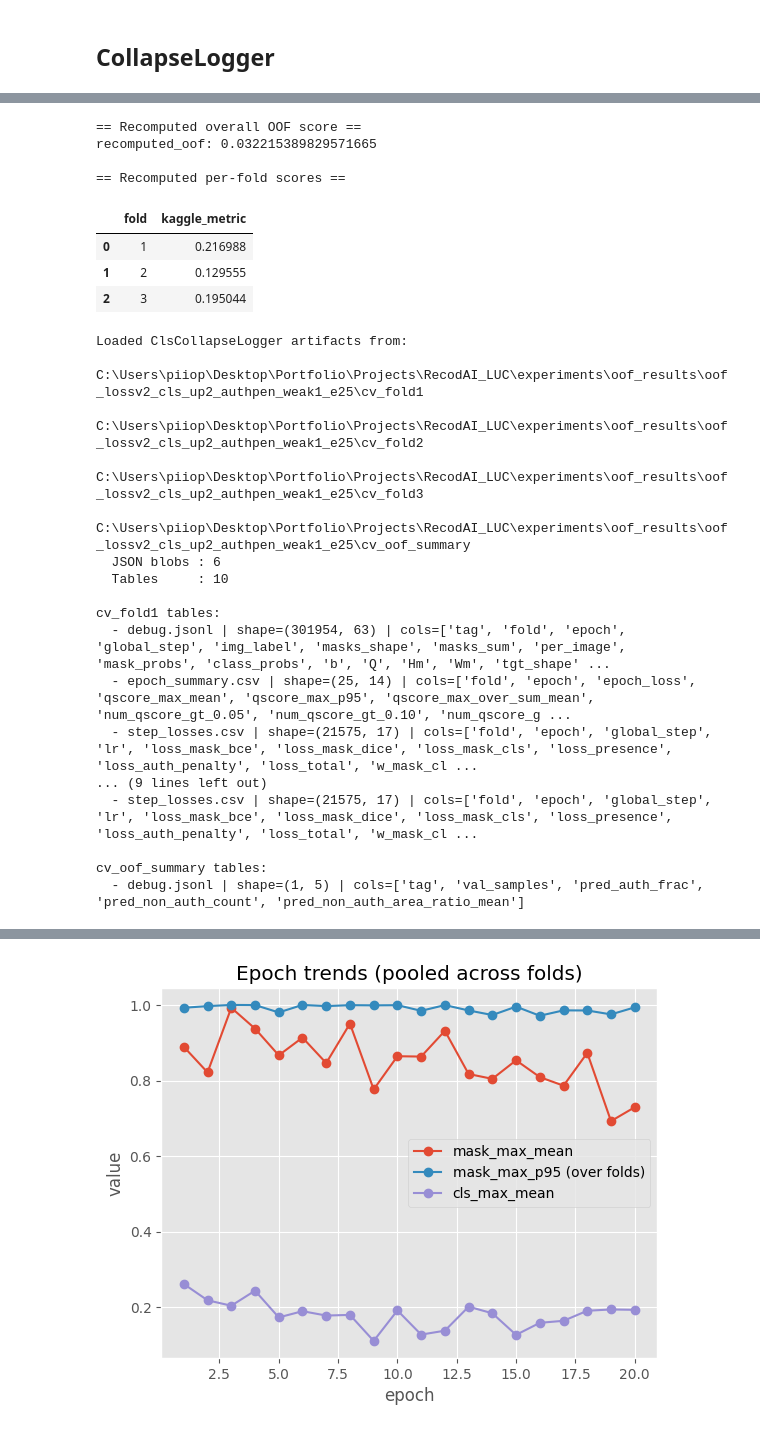
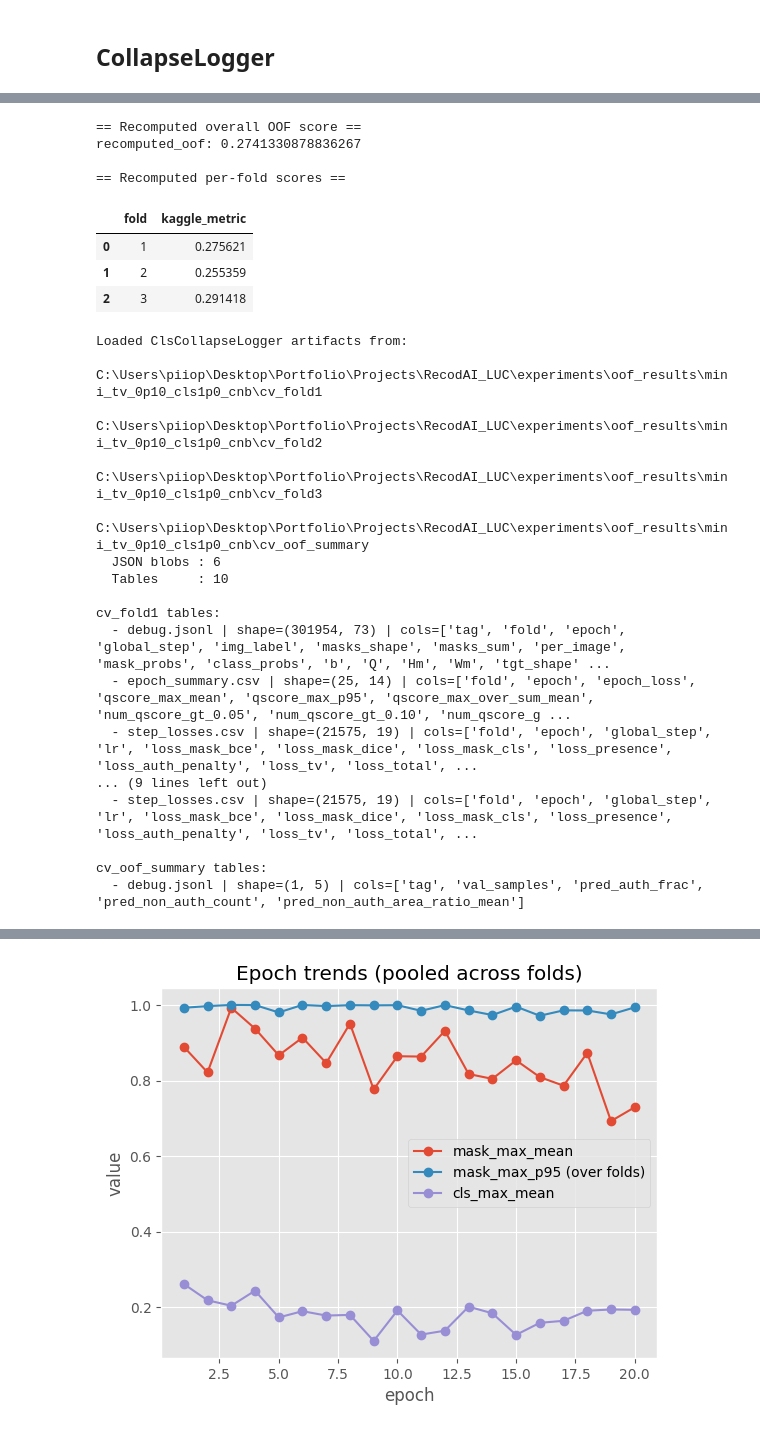
Before and after one commit to piiop/RecodAI_LUC, a Jupyter notebook: notebooks/cv_analysis.ipynb, the cells around one changed output, grey strips where cells are left out. Saved outputs shown, nothing was run; the diff lists cells and outputs as text; code cells hidden in the pictures.

```diff
--- a/notebooks/cv_analysis.ipynb
+++ b/notebooks/cv_analysis.ipynb
@@ -99,7 +99,7 @@ def load_run(names):
     raise FileNotFoundError(f"Not found under OOF_ROOT: {name}")
 
 # Use load_run(name | [names]) to load one or more CV runs or loose files from experiments/oof_results/
-runs = load_run(["oof_lossv2_cls_up2_authpen_weak1_e25"])  # or: load_run("mini_smoke"), load_run("oof_predictions.csv")
+runs = load_run(["mini_tv_0p10_cls1p0_cnb"])  # or: load_run("mini_smoke"), load_run("oof_predictions.csv")
 
 print("Loaded:")
 if isinstance(runs, dict) and "name" not in runs:
@@ -168,7 +168,7 @@ oof_lossv2_cls_up2_authpen_weak1_e25
 ## CollapseLogger
 # %%
 # ---- Use an already-loaded run from `runs` ----
-run = runs["oof_lossv2_cls_up2_authpen_weak1_e25"]  # must exist in `runs`
+run = runs["mini_tv_0p10_cls1p0_cnb"]  # must exist in `runs`
 
 OOF_RUN_DIR = Path(run["path"])
 oof_metrics = run["metrics"] or {}
@@ -204,7 +204,7 @@ sub_aligned = (
 
 recomputed_oof = kaggle_score(
     solution_df[["row_id", "annotation", "shape"]].copy(),
-    sub_aligned[["row_id", "annotation"]].copy(),
+    oof_predictions[["row_id", "annotation"]].reset_index(drop=True).copy(),
     row_id_column_name="row_id",
 )
 
@@ -235,37 +235,37 @@ if fold_dfs:
         fold_sol = sub[["row_id", "occ"]].merge(
             sol[["row_id", "occ", "annotation", "shape"]],
             on=["row_id", "occ"],
             how="left",
         )
 
         # Hard sanity checks (if these fail, your saved fold CSV isn't compatible with solution_df)
         assert len(fold_sol) == len(sub)
         if fold_sol["annotation"].isna().any() or fold_sol["shape"].isna().any():
             bad = fold_sol[fold_sol["annotation"].isna() | fold_sol["shape"].isna()].head(10)
             raise RuntimeError(f"{stem}: fold_sol has missing GT rows. Sample:\n{bad}")
 
         # Submission already in correct order; kaggle_score aligns by row order
         fold_sub = sub[["row_id", "annotation"]].copy()
 
         s = kaggle_score(
             fold_sol[["row_id", "annotation", "shape"]].copy(),
             fold_sub.copy(),
             row_id_column_name="row_id",
         )
         fold_scores.append((fnum, float(s)))
 
     fold_scores_df = pd.DataFrame(fold_scores, columns=["fold", "kaggle_metric"]).sort_values("fold")
     print("\n== Recomputed per-fold scores ==")
     display(fold_scores_df)
 # %% [output]
 == Recomputed overall OOF score ==
-recomputed_oof: 0.032215389829571665
+recomputed_oof: 0.2741330878836267
 
 == Recomputed per-fold scores ==
 |  | fold | kaggle_metric |
-| 0 | 1 | 0.216988 |
-| 1 | 2 | 0.129555 |
-| 2 | 3 | 0.195044 |
+| 0 | 1 | 0.275621 |
+| 1 | 2 | 0.255359 |
+| 2 | 3 | 0.291418 |
 # %%
 # ---------------------------------------------------------------------
 # Load ClsCollapseLogger outputs for the CV folds
@@ -348,19 +348,19 @@ if collapse_tables:
             print(f"  - {fname} | shape={df.shape} | cols={list(df.columns)}")
 # %% [output]
 Loaded ClsCollapseLogger artifacts from:
-  C:\Users\piiop\Desktop\Portfolio\Projects\RecodAI_LUC\experiments\oof_results\oof_lossv2_cls_up2_authpen_weak1_e25\cv_fold1
-  C:\Users\piiop\Desktop\Portfolio\Projects\RecodAI_LUC\experiments\oof_results\oof_lossv2_cls_up2_authpen_weak1_e25\cv_fold2
-  C:\Users\piiop\Desktop\Portfolio\Projects\RecodAI_LUC\experiments\oof_results\oof_lossv2_cls_up2_authpen_weak1_e25\cv_fold3
-  C:\Users\piiop\Desktop\Portfolio\Projects\RecodAI_LUC\experiments\oof_results\oof_lossv2_cls_up2_authpen_weak1_e25\cv_oof_summary
+  C:\Users\piiop\Desktop\Portfolio\Projects\RecodAI_LUC\experiments\oof_results\mini_tv_0p10_cls1p0_cnb\cv_fold1
+  C:\Users\piiop\Desktop\Portfolio\Projects\RecodAI_LUC\experiments\oof_results\mini_tv_0p10_cls1p0_cnb\cv_fold2
+  C:\Users\piiop\Desktop\Portfolio\Projects\RecodAI_LUC\experiments\oof_results\mini_tv_0p10_cls1p0_cnb\cv_fold3
+  C:\Users\piiop\Desktop\Portfolio\Projects\RecodAI_LUC\experiments\oof_results\mini_tv_0p10_cls1p0_cnb\cv_oof_summary
   JSON blobs : 6
   Tables     : 10
 
 cv_fold1 tables:
-  - debug.jsonl | shape=(301954, 63) | cols=['tag', 'fold', 'epoch', 'global_step', 'img_label', 'masks_shape', 'masks_sum', 'per_image', 'mask_probs', 'class_probs', 'b', 'Q', 'Hm', 'Wm', 'tgt_shape' ...
+  - debug.jsonl | shape=(301954, 73) | cols=['tag', 'fold', 'epoch', 'global_step', 'img_label', 'masks_shape', 'masks_sum', 'per_image', 'mask_probs', 'class_probs', 'b', 'Q', 'Hm', 'Wm', 'tgt_shape' ...
   - epoch_summary.csv | shape=(25, 14) | cols=['fold', 'epoch', 'epoch_loss', 'qscore_max_mean', 'qscore_max_p95', 'qscore_max_over_sum_mean', 'num_qscore_gt_0.05', 'num_qscore_gt_0.10', 'num_qscore_g ...
-  - step_losses.csv | shape=(21575, 17) | cols=['fold', 'epoch', 'global_step', 'lr', 'loss_mask_bce', 'loss_mask_dice', 'loss_mask_cls', 'loss_presence', 'loss_auth_penalty', 'loss_total', 'w_mask_cl ...
+  - step_losses.csv | shape=(21575, 19) | cols=['fold', 'epoch', 'global_step', 'lr', 'loss_mask_bce', 'loss_mask_dice', 'loss_mask_cls', 'loss_presence', 'loss_auth_penalty', 'loss_tv', 'loss_total', ...
 ... (9 lines left out)
-  - step_losses.csv | shape=(21575, 17) | cols=['fold', 'epoch', 'global_step', 'lr', 'loss_mask_bce', 'loss_mask_dice', 'loss_mask_cls', 'loss_presence', 'loss_auth_penalty', 'loss_total', 'w_mask_cl ...
+  - step_losses.csv | shape=(21575, 19) | cols=['fold', 'epoch', 'global_step', 'lr', 'loss_mask_bce', 'loss_mask_dice', 'loss_mask_cls', 'loss_presence', 'loss_auth_penalty', 'loss_tv', 'loss_total', ...
 
 cv_oof_summary tables:
   - debug.jsonl | shape=(1, 5) | cols=['tag', 'val_samples', 'pred_auth_frac', 'pred_non_auth_count', 'pred_non_auth_area_ratio_mean']
```
Also changed, not shown: parts of 9 cells of this notebook, 4 other files.
